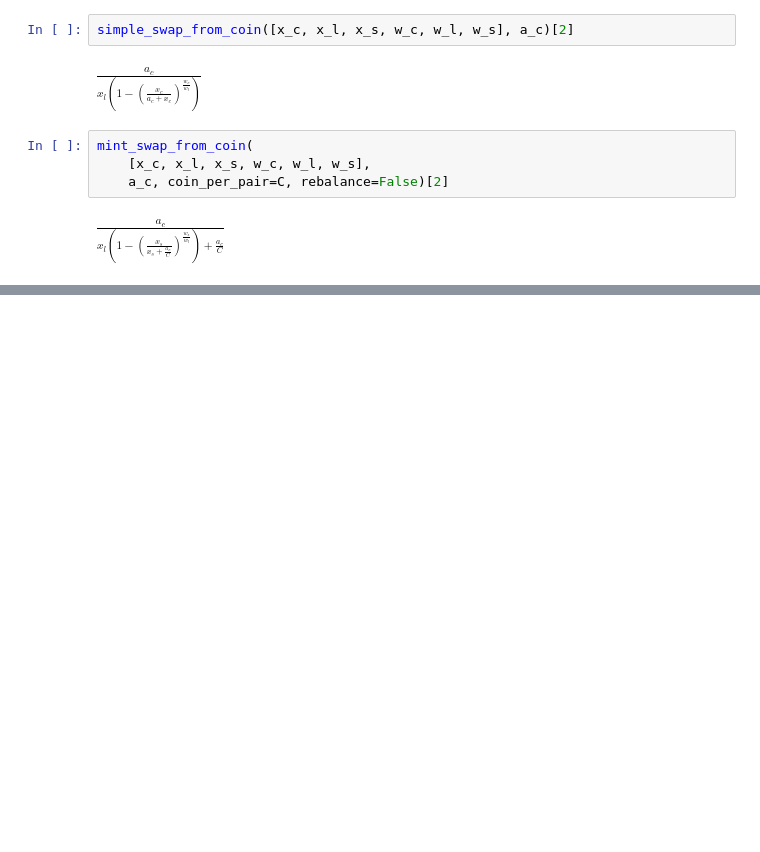
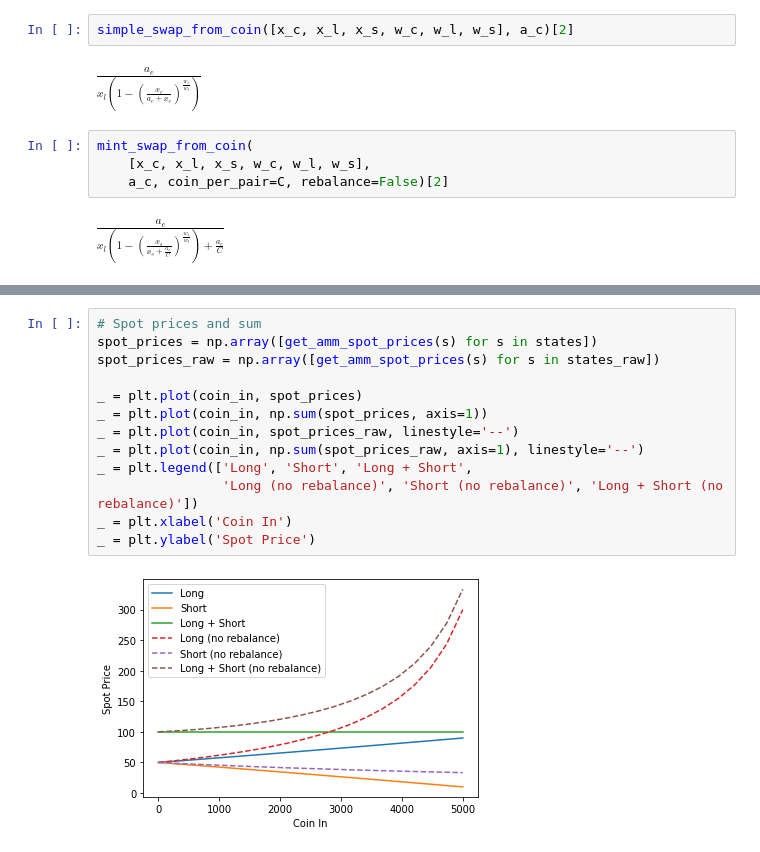
Before and after one commit to fetchai/mettalex-market-maker, a Jupyter notebook: amm_balancer.ipynb, the cells around one changed output, grey strips where cells are left out. Drawn from its saved outputs; the diff is of its cells as text; blank space fills up the shorter version.

```diff
--- a/amm_balancer.ipynb
+++ b/amm_balancer.ipynb
@@ -542,0 +590,15 @@ $\displaystyle \frac{a_{c}}{x_{l} \left(1 - \left(\frac{x_{s}}{x_{s} + \frac{a_{
+# %%
+# Spot prices and sum
+spot_prices = np.array([get_amm_spot_prices(s) for s in states])
+spot_prices_raw = np.array([get_amm_spot_prices(s) for s in states_raw])
+
+_ = plt.plot(coin_in, spot_prices)
+_ = plt.plot(coin_in, np.sum(spot_prices, axis=1))
+_ = plt.plot(coin_in, spot_prices_raw, linestyle='--')
+_ = plt.plot(coin_in, np.sum(spot_prices_raw, axis=1), linestyle='--')
+_ = plt.legend(['Long', 'Short', 'Long + Short',
+                'Long (no rebalance)', 'Short (no rebalance)', 'Long + Short (no rebalance)'])
+_ = plt.xlabel('Coin In')
+_ = plt.ylabel('Spot Price')
+# %% [output]
+[figure, added]
```
Also changed, not shown: parts of 46 cells of this notebook.
